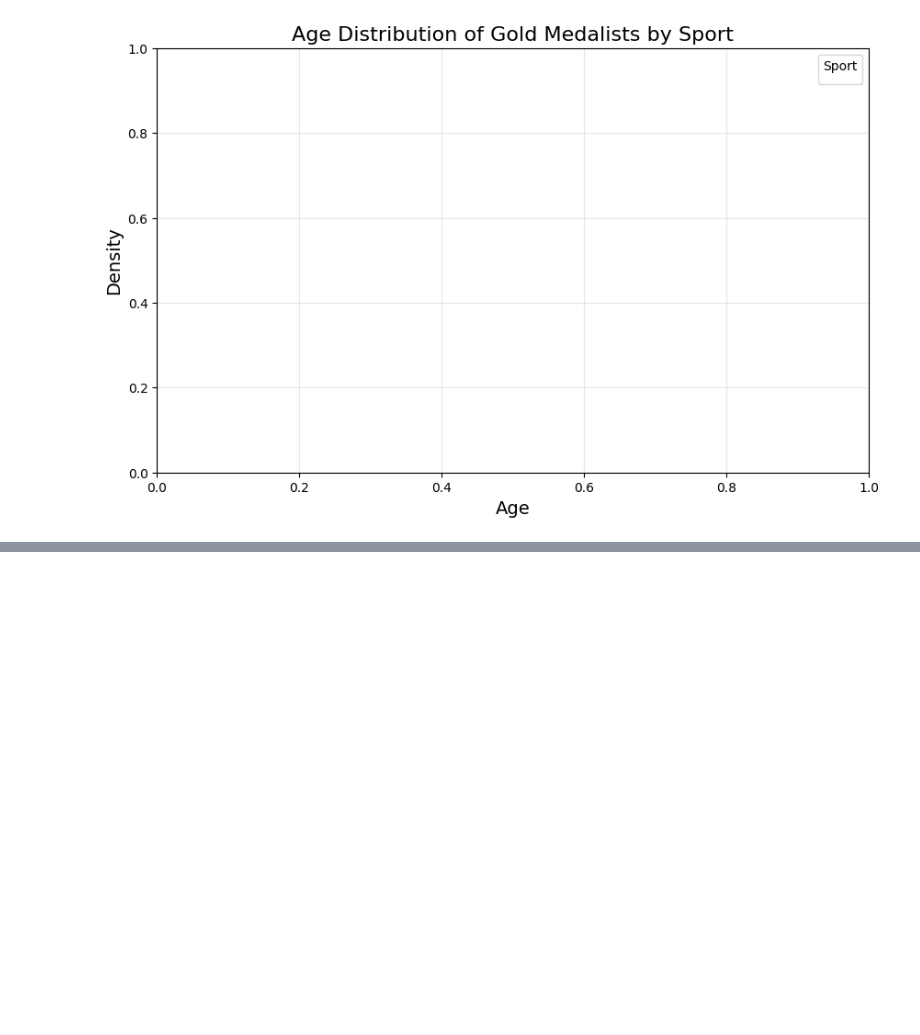
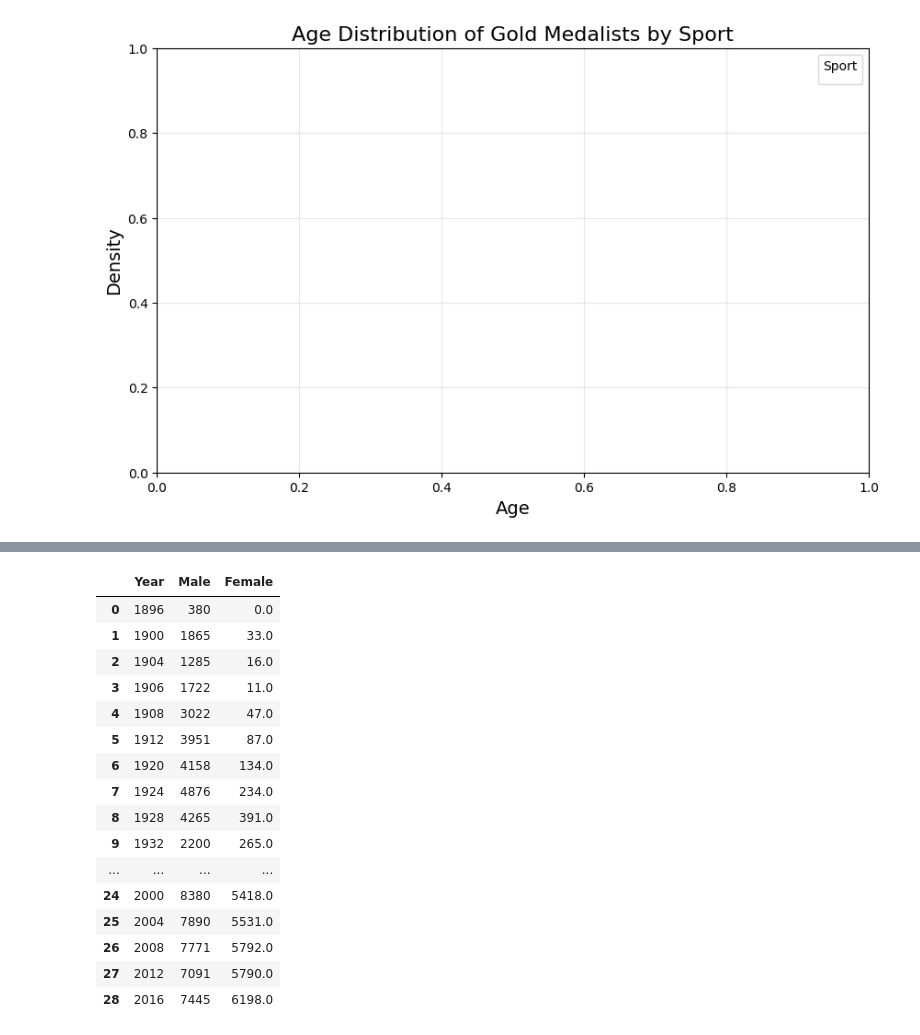
Before and after one commit to Razakhan143/Data-Science, a Jupyter notebook: Data Analysis/Analysis on olympic/Olympic_Analysis.ipynb, the cells around one changed output, grey strips where cells are left out. Drawn from its saved outputs; the diff is of its cells as text; code cells hidden in the pictures; blank space fills up the shorter version.

```diff
--- a/Data Analysis/Analysis on olympic/Olympic_Analysis.ipynb
+++ b/Data Analysis/Analysis on olympic/Olympic_Analysis.ipynb
@@ -637,0 +647,8 @@ No artists with labels found to put in legend.  Note that artists whose label st
+# %%
+men= athlete_df[athlete_df['Sex']=='M'].groupby('Year').count()['Name'].reset_index()
+women= athlete_df[athlete_df['Sex']=='F'].groupby('Year').count()['Name'].reset_index()
+women.rename(columns={'Name':'Female'},inplace=True)
+men.rename(columns={'Name':'Male'},inplace=True)
+# %%
+women.rename(columns={'Name':'Female'},inplace=True)
+men.rename(columns={'Name':'Male'},inplace=True)
@@ -637,0 +675,24 @@ No artists with labels found to put in legend.  Note that artists whose label st
+# %%
+final = men.merge(women,on='Year',how='left')
+# %%
+final.fillna(0,inplace=True)
+# %%
+final
+# %% [output]
+|  | Year | Male | Female |
+| 0 | 1896 | 380 | 0.0 |
+| 1 | 1900 | 1865 | 33.0 |
+| 2 | 1904 | 1285 | 16.0 |
+| 3 | 1906 | 1722 | 11.0 |
+| 4 | 1908 | 3022 | 47.0 |
+| 5 | 1912 | 3951 | 87.0 |
+| 6 | 1920 | 4158 | 134.0 |
+| 7 | 1924 | 4876 | 234.0 |
+| 8 | 1928 | 4265 | 391.0 |
+| 9 | 1932 | 2200 | 265.0 |
+| ... | ... | ... | ... |
+| 24 | 2000 | 8380 | 5418.0 |
+| 25 | 2004 | 7890 | 5531.0 |
+| 26 | 2008 | 7771 | 5792.0 |
+| 27 | 2012 | 7091 | 5790.0 |
+| 28 | 2016 | 7445 | 6198.0 |
```
Also changed, not shown: parts of 5 cells of this notebook, 2 other files.
